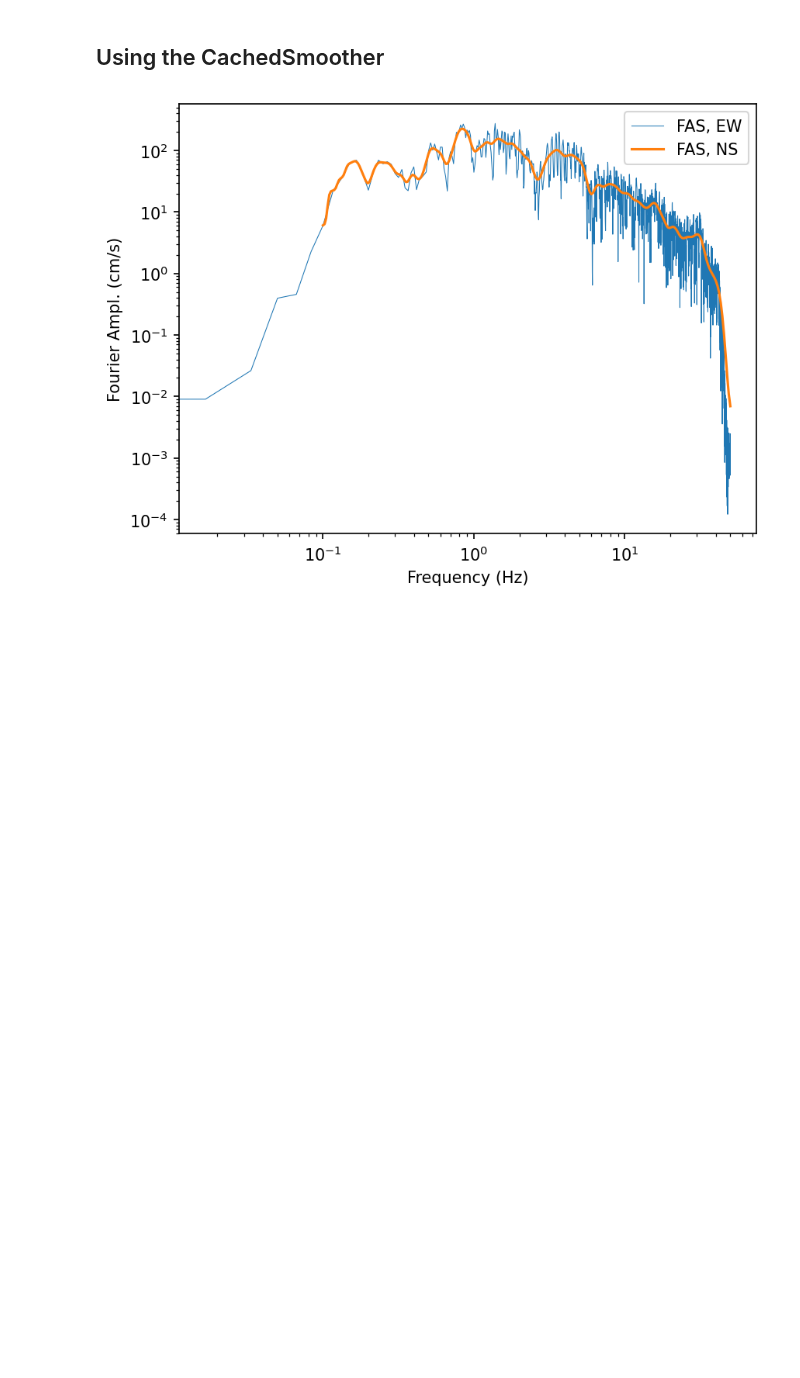
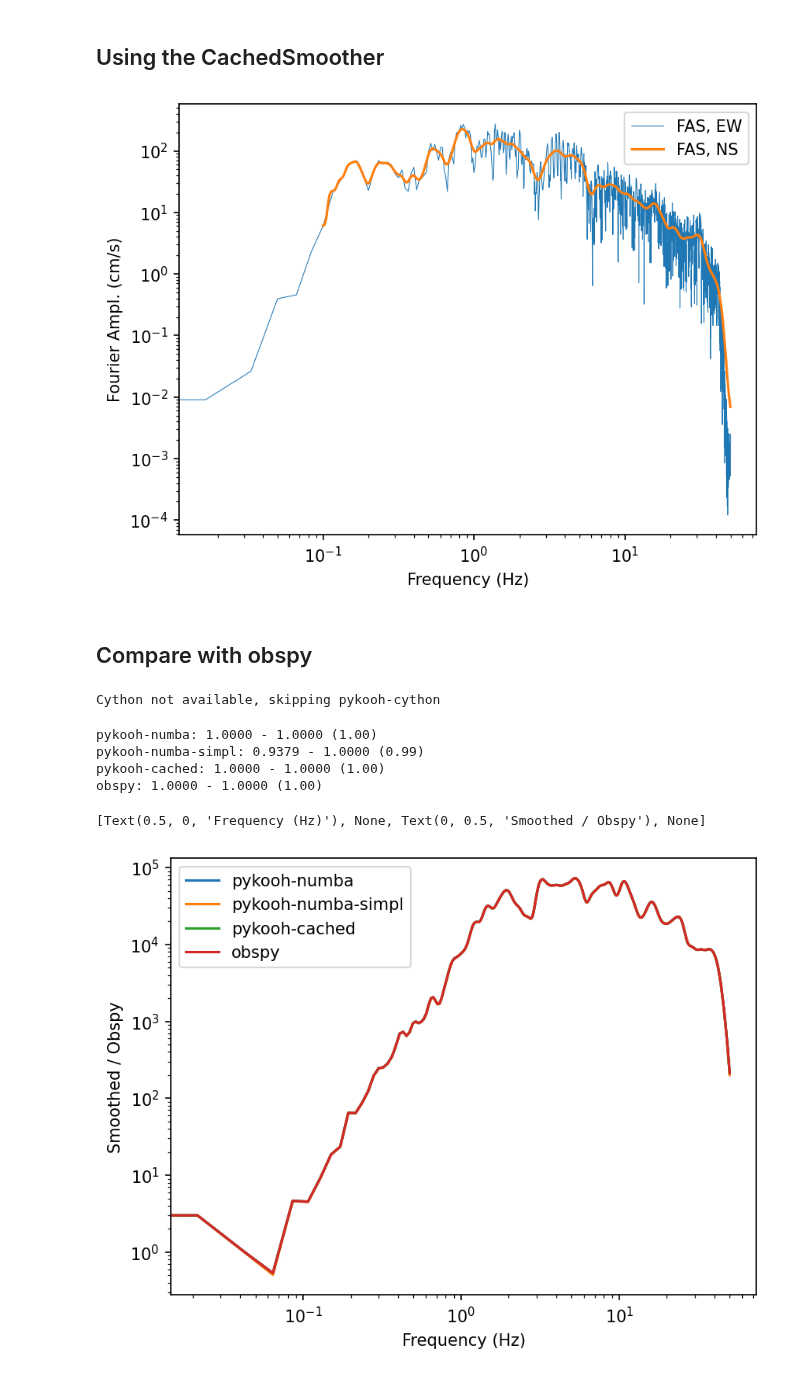
Before and after one commit to arkottke/pykooh, a Jupyter notebook: example.ipynb, the cells around one changed output. Saved outputs shown, nothing was run; the diff lists cells and outputs as text; code cells hidden in the pictures; blank space fills up the shorter version.

```diff
--- a/example.ipynb
+++ b/example.ipynb
@@ -153,0 +166,54 @@ fig;
+# %%
+freqs = freqs.astype(np.float64)
+fa_raw = fa_raw.astype(np.float64)
+# %% [markdown]
+## Compare with obspy
+# %%
+bw = 40
+
+cached = pykooh.CachedSmoother(freqs, freqs, bandwidth=bw, normalize=False)
+
+smoothed = {
+    "pykooh-numba": pykooh.smooth(
+        freqs, freqs, fa_raw, bw, use_cython=False, normalize=False
+    ),
+    "pykooh-numba-simpl": pykooh.smooth(
+        freqs, freqs, fa_raw, bw, use_cython=False, normalize=False, simplified=True
+    ),
+    "pykooh-cached": cached(fa_raw),
+    "obspy": konno_ohmachi_smoothing(fa_raw, freqs, bw, normalize=False),
+}
+
+try:
+    smoothed["pykooh-cython"] = pykooh.smooth(
+        freqs, freqs, fa_raw, bw, use_cython=True, normalize=False
+    )
+except ImportError:
+    print("Cython not available, skipping pykooh-cython")
+    pass
+# %% [output]
+Cython not available, skipping pykooh-cython
+# %%
+for label, sm in smoothed.items():
+    ratio = sm / smoothed["obspy"]
+    print(f"{label}: {np.min(ratio):.4f} - {np.max(ratio):.4f} ({np.mean(ratio):.2f})")
+# %% [output]
+pykooh-numba: 1.0000 - 1.0000 (1.00)
+pykooh-numba-simpl: 0.9379 - 1.0000 (0.99)
+pykooh-cached: 1.0000 - 1.0000 (1.00)
+obspy: 1.0000 - 1.0000 (1.00)
+# %%
+fig, ax = plt.subplots()
+for label, smoothed_data in smoothed.items():
+    ax.plot(freqs, smoothed_data, label=label)
+
+ax.legend()
+ax.set(
+    xlabel="Frequency (Hz)",
+    xscale="log",
+    ylabel="Smoothed / Obspy",
+    yscale="log",
+)
+# %% [output]
+[Text(0.5, 0, 'Frequency (Hz)'), None, Text(0, 0.5, 'Smoothed / Obspy'), None]
+[figure, added]
```
Also changed, not shown: parts of 16 cells of this notebook, 8 other files.
